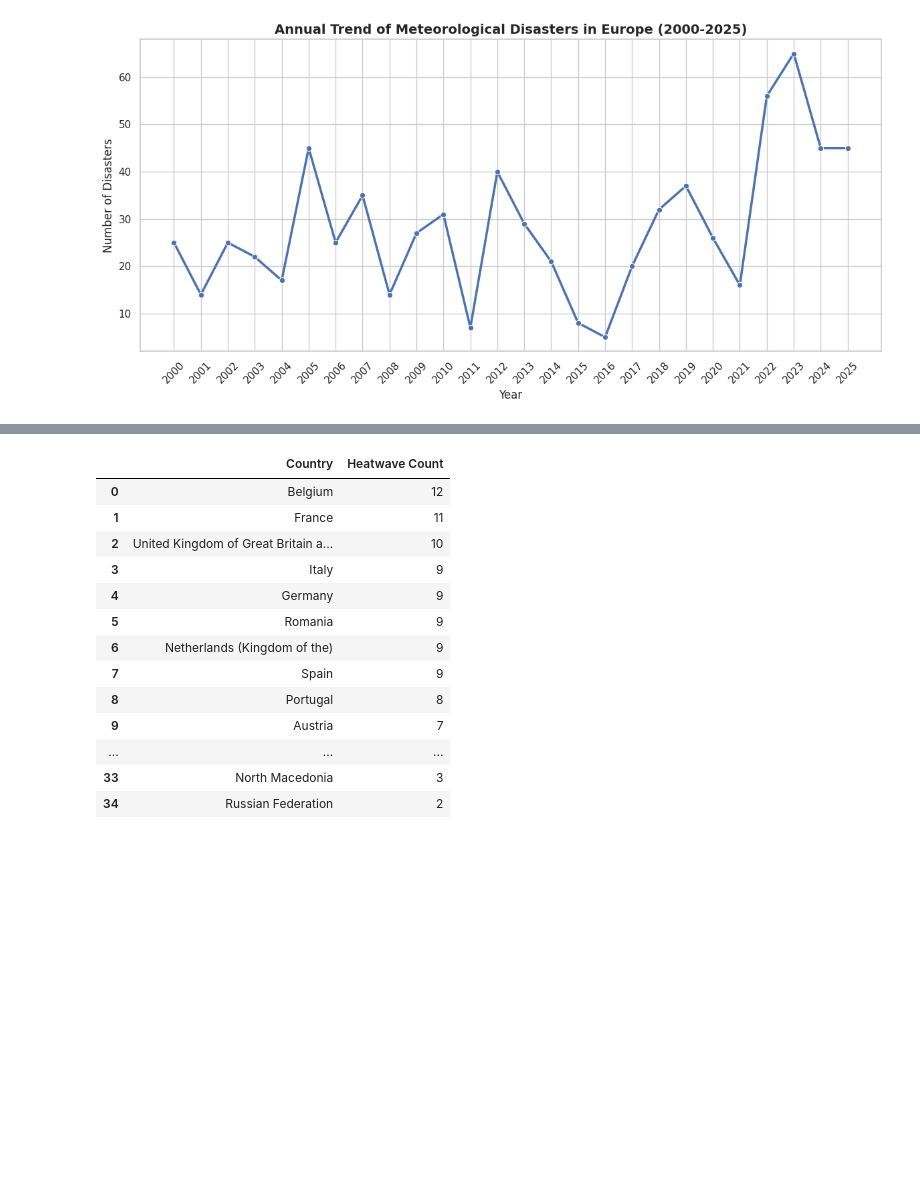
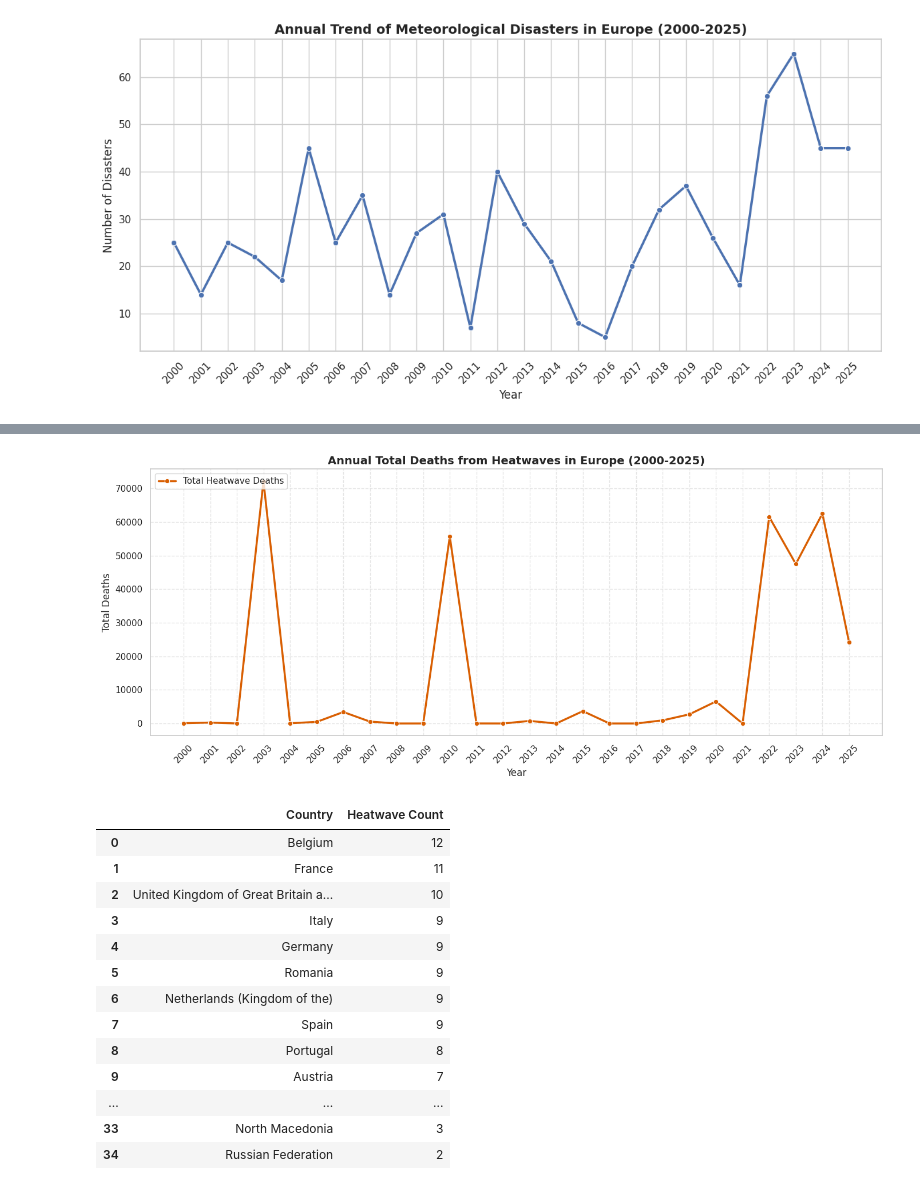
Before and after one commit to mjduarterosa/tdda-tutorial_emdat, a Jupyter notebook: notebooks/tdd_tutorial_EMDAT.ipynb, the cells around one changed output, grey strips where cells are left out. Saved outputs shown, nothing was run; the diff lists cells and outputs as text; code cells hidden in the pictures; blank space fills up the shorter version.

```diff
--- a/notebooks/tdd_tutorial_EMDAT.ipynb
+++ b/notebooks/tdd_tutorial_EMDAT.ipynb
@@ -133,3 +152,40 @@ Total heat waves found: 206
+# %%
+import pandas as pd
+import matplotlib.pyplot as plt
+import seaborn as sns
+
+# 1. Group by year and sum up total deaths from European heatwaves
+deaths_by_year = df_heatwaves.groupby('Start Year')['Total Deaths'].sum().reset_index()
+
+# 2. Reindex with a complete timeline (2000-2025) filling missing years with 0
+full_timeline = pd.DataFrame({'Start Year': range(2000, 2026)})
+deaths_timeline = pd.merge(full_timeline, deaths_by_year, on='Start Year', how='left').fillna(0)
+
+# 3. Create the line plot
+plt.figure(figsize=(14, 6))
+sns.set_theme(style="whitegrid")
+
+sns.lineplot(
+    data=deaths_timeline,
+    x='Start Year',
+    y='Total Deaths',
+    marker='o',
+    color='#d95f02',
+    linewidth=2.5,
+    label='Total Heatwave Deaths'
+)
+
+plt.title('Annual Total Deaths from Heatwaves in Europe (2000-2025)', fontsize=14, fontweight='bold')
+plt.xlabel('Year', fontsize=12)
+plt.ylabel('Total Deaths', fontsize=12)
+plt.xticks(deaths_timeline['Start Year'], rotation=45)
+plt.grid(True, linestyle='--', alpha=0.5)
+plt.legend(loc='upper left')
+
+plt.tight_layout()
+plt.show()
+# %% [output]
+[figure, added]
 # %%
 # Calculate heatwave counts per country
 country_heatwave_counts = df_heatwaves.groupby('Country').size().reset_index(name='Heatwave Count')
```
Also changed, not shown: parts of 2 cells of this notebook.
